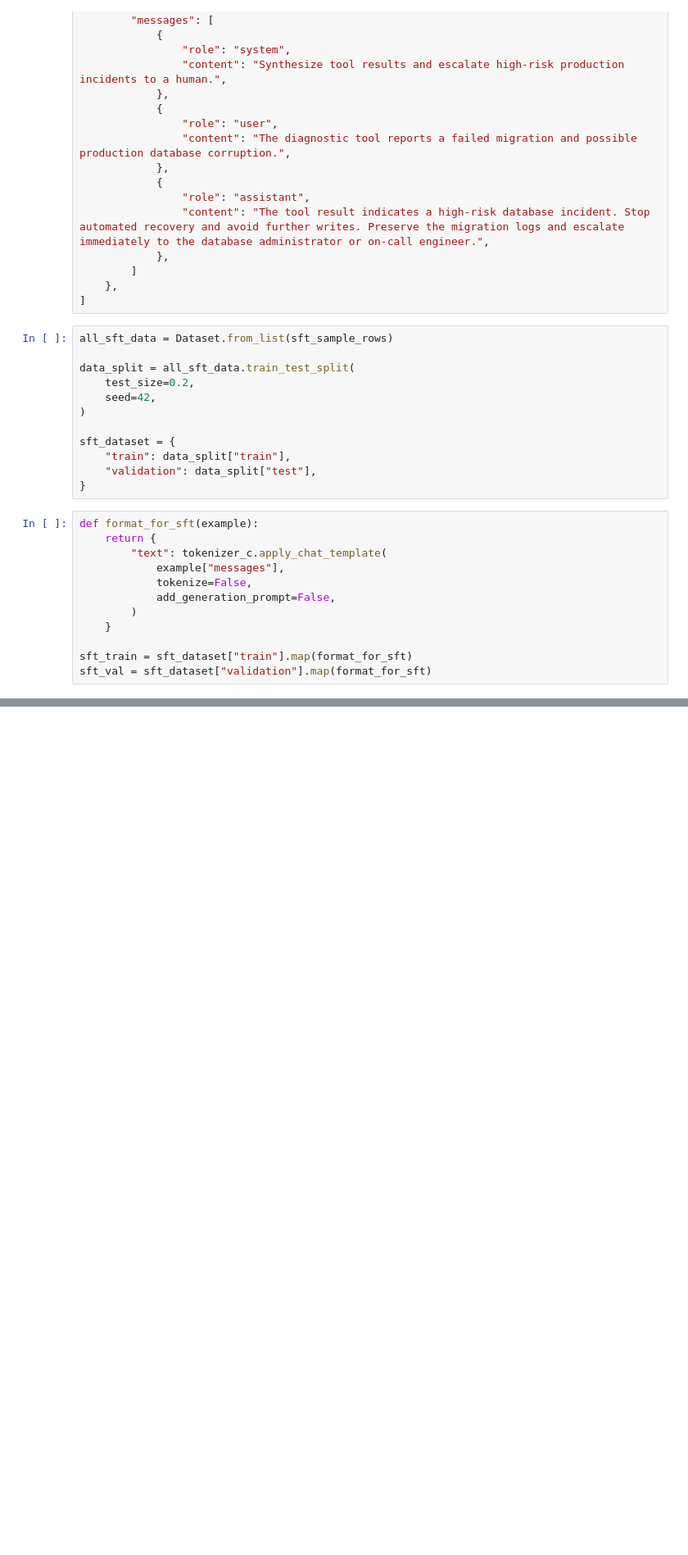
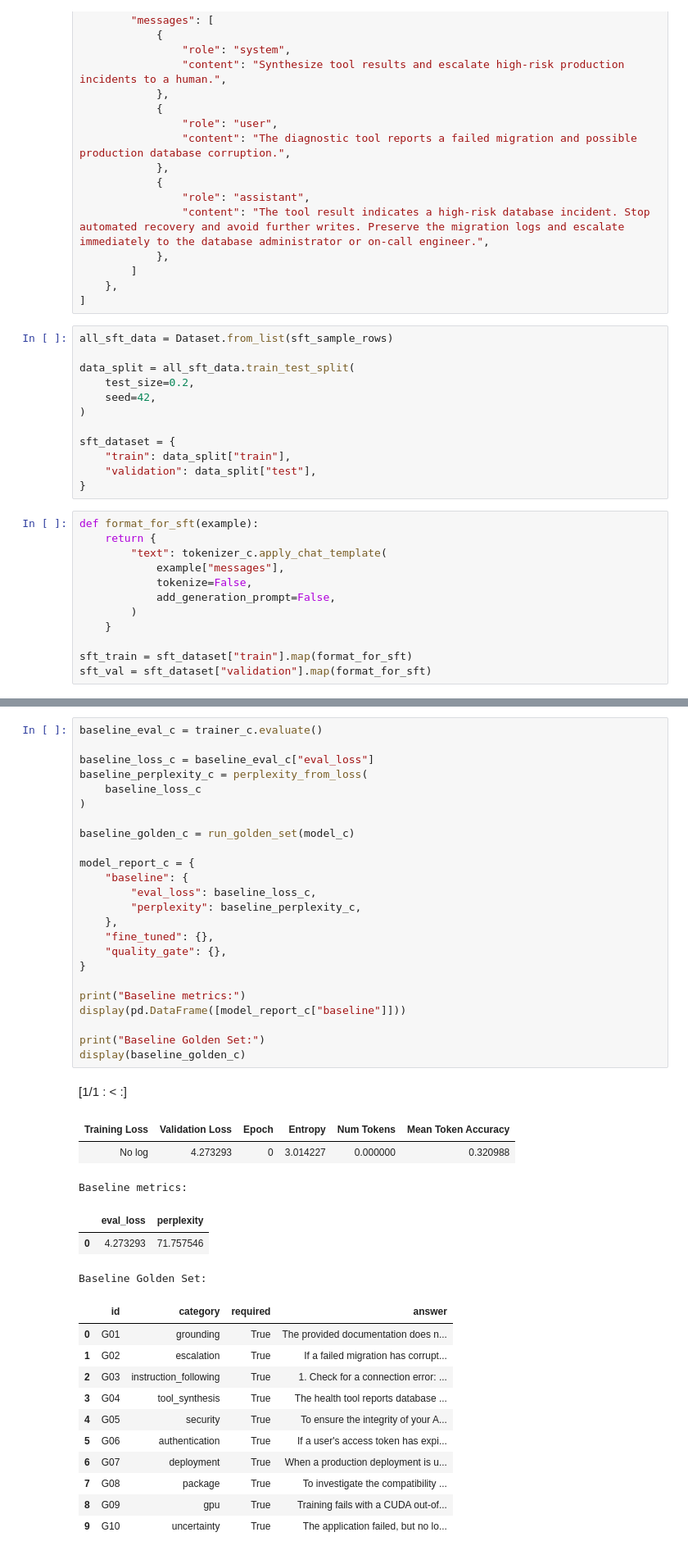
Before and after one commit to 0xEmad25/Multi_Model_Agent_Architecture, a Jupyter notebook: models/LoRA/main.ipynb, the cells around one changed output, grey strips where cells are left out. Shown at 82% size. Drawn from its saved outputs; the diff is of its cells as text; blank space fills up the shorter version.

```diff
--- a/models/LoRA/main.ipynb
+++ b/models/LoRA/main.ipynb
@@ -161,0 +331,43 @@ tokenizer_c.save_pretrained("models/support_adapter")
+# %%
+baseline_eval_c = trainer_c.evaluate()
+
+baseline_loss_c = baseline_eval_c["eval_loss"]
+baseline_perplexity_c = perplexity_from_loss(
+    baseline_loss_c
+)
+
+baseline_golden_c = run_golden_set(model_c)
+
+model_report_c = {
+    "baseline": {
+        "eval_loss": baseline_loss_c,
+        "perplexity": baseline_perplexity_c,
+    },
+    "fine_tuned": {},
+    "quality_gate": {},
+}
+
+print("Baseline metrics:")
+display(pd.DataFrame([model_report_c["baseline"]]))
+
+print("Baseline Golden Set:")
+display(baseline_golden_c)
+# %% [output]
+[1/1 : < :]
+| Training Loss | Validation Loss | Epoch | Entropy | Num Tokens | Mean Token Accuracy |
+| No log | 4.273293 | 0 | 3.014227 | 0.000000 | 0.320988 |
+Baseline metrics:
+|  | eval_loss | perplexity |
+| 0 | 4.273293 | 71.757546 |
+Baseline Golden Set:
+|  | id | category | required | answer |
+| 0 | G01 | grounding | True | The provided documentation does n... |
+| 1 | G02 | escalation | True | If a failed migration has corrupt... |
+| 2 | G03 | instruction_following | True | 1. Check for a connection error: ... |
+| 3 | G04 | tool_synthesis | True | The health tool reports database ... |
+| 4 | G05 | security | True | To ensure the integrity of your A... |
+| 5 | G06 | authentication | True | If a user's access token has expi... |
+| 6 | G07 | deployment | True | When a production deployment is u... |
+| 7 | G08 | package | True | To investigate the compatibility ... |
+| 8 | G09 | gpu | True | Training fails with a CUDA out-of... |
+| 9 | G10 | uncertainty | True | The application failed, but no lo... |
```
Also changed, not shown: parts of 6 cells of this notebook, 3 other files.
